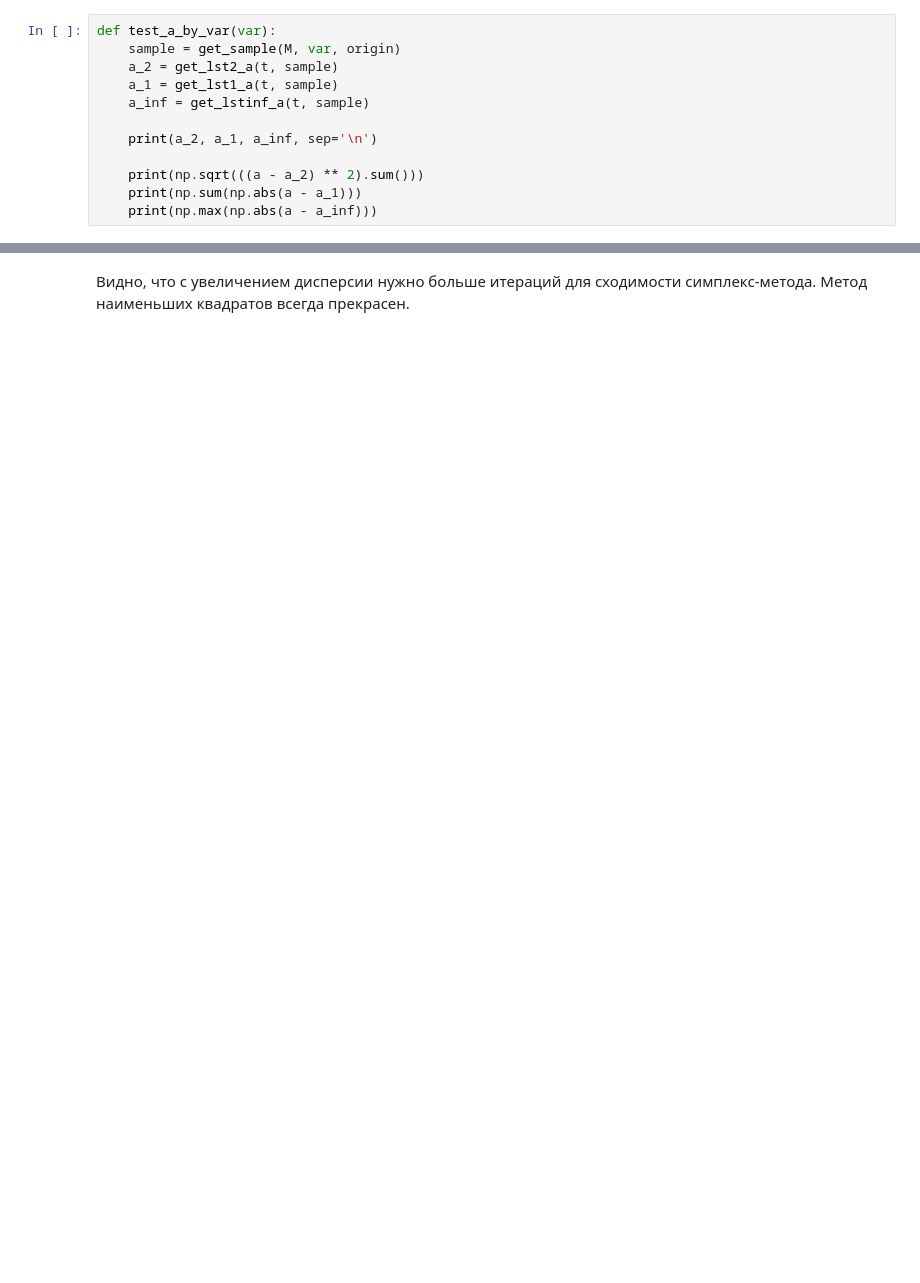
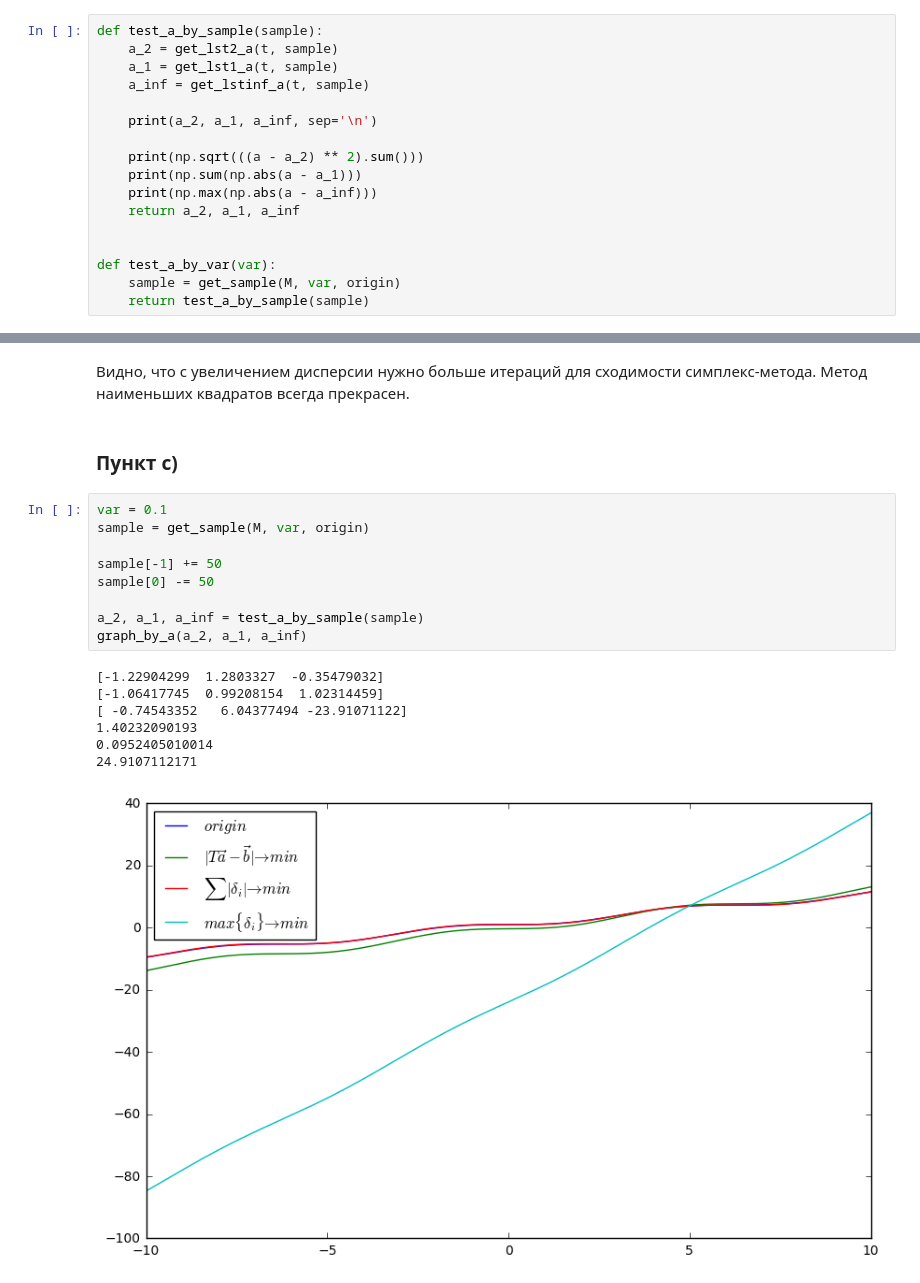
Before and after one commit to egiby/optimizations, a Jupyter notebook: Practice 3.ipynb, the cells around one changed output, grey strips where cells are left out. Cells and saved outputs as stored; diff of their text form; blank space fills up the shorter version.

```diff
--- a/Practice 3.ipynb
+++ b/Practice 3.ipynb
@@ -133,8 +137,7 @@ plt.show()
 ### Пункт b)
 В пункте b) логично для $a^{(2)}$ посчитать модуль разности с истинным значением, для $a^{(1)}$ - сумму модулей разности, для $a^{(\infty)}$ - максимальную ошибку
 # %%
-def test_a_by_var(var):
-    sample = get_sample(M, var, origin)
+def test_a_by_sample(sample):
     a_2 = get_lst2_a(t, sample)
     a_1 = get_lst1_a(t, sample)
     a_inf = get_lstinf_a(t, sample)
@@ -144,3 +147,9 @@ def test_a_by_var(var):
     print(np.sqrt(((a - a_2) ** 2).sum()))
     print(np.sum(np.abs(a - a_1)))
     print(np.max(np.abs(a - a_inf)))
+    return a_2, a_1, a_inf
+
+
+def test_a_by_var(var):
+    sample = get_sample(M, var, origin)
+    return test_a_by_sample(sample)
@@ -174,2 +183,21 @@ test_a_by_var(10)
 # %% [markdown]
 Видно, что с увеличением дисперсии нужно больше итераций для сходимости симплекс-метода. Метод наименьших квадратов всегда прекрасен.
+# %% [markdown]
+### Пункт c)
+# %%
+var = 0.1
+sample = get_sample(M, var, origin)
+
+sample[-1] += 50
+sample[0] -= 50
+
+a_2, a_1, a_inf = test_a_by_sample(sample)
+graph_by_a(a_2, a_1, a_inf)
+# %% [output]
+[-1.22904299  1.2803327  -0.35479032]
+[-1.06417745  0.99208154  1.02314459]
+[ -0.74543352   6.04377494 -23.91071122]
+1.40232090193
+0.0952405010014
+24.9107112171
+[figure, added]
```
Also changed, not shown: parts of 9 cells of this notebook.
